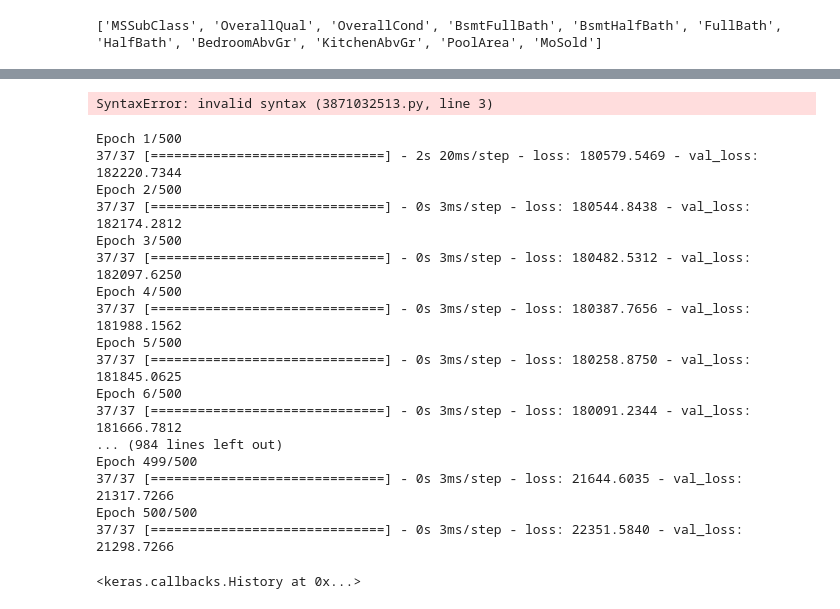
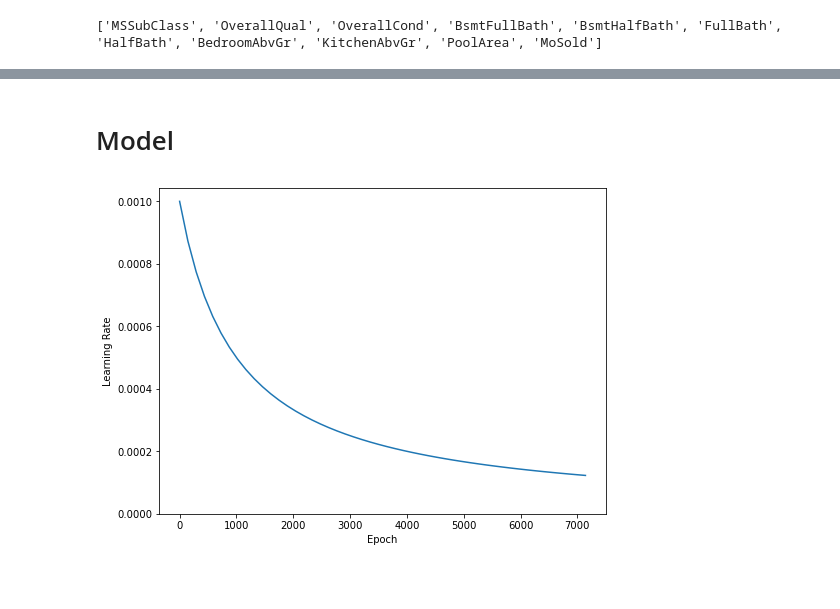
Before and after one commit to KiyoshiAndres/Machine-Learning, a Jupyter notebook: Kaggle/house_sales_competition.ipynb, the cells around one changed output, grey strips where cells are left out. Cells and saved outputs as stored; diff of their text form; code cells hidden in the pictures; blank space fills up the shorter version.

```diff
--- a/Kaggle/house_sales_competition.ipynb
+++ b/Kaggle/house_sales_competition.ipynb
@@ -121,3 +141,5 @@ def preprocess_data(data_frame):
     preprocessing = tf.keras.Model(inputs, preprocessed_inputs_cat)
 
     return [inputs, preprocessing]
+# %% [markdown]
+# Model
@@ -123,0 +158,25 @@ def preprocess_data(data_frame):
+# %%
+N_VALIDATION = int(1e3)
+N_TRAIN = len(train_set)
+BUFFER_SIZE = int(1e4)
+BATCH_SIZE = 100
+STEPS_PER_EPOCH = N_TRAIN//BATCH_SIZE
+# %%
+lr_schedule = tf.keras.optimizers.schedules.InverseTimeDecay(
+    0.001,
+    decay_steps=STEPS_PER_EPOCH*1000,
+    decay_rate=1,
+    staircase=False)
+
+def get_optimizer():
+    return tf.keras.optimizers.Adam(lr_schedule)
+# %%
+step = np.linspace(0,100000)
+lr = lr_schedule(step)
+plt.figure(figsize = (8,6))
+plt.plot(step/STEPS_PER_EPOCH, lr)
+plt.ylim([0,max(plt.ylim())])
+plt.xlabel('Epoch')
+_ = plt.ylabel('Learning Rate')
+# %% [output]
+[figure, added]
@@ -143,24 +249,2 @@ model = model(features)
 # %%
+size_histories = {}
-# %% [output]
-SyntaxError: invalid syntax (3871032513.py, line 3)
-# %%
-model.fit(x=features_dict, y=labels, validation_split = 0.2, epochs=500, callbacks=[LearningRateScheduler(lr_time_based_decay, verbose=1)])
-# %% [output]
-Epoch 1/500
-37/37 [==============================] - 2s 20ms/step - loss: 180579.5469 - val_loss: 182220.7344
-Epoch 2/500
-37/37 [==============================] - 0s 3ms/step - loss: 180544.8438 - val_loss: 182174.2812
-Epoch 3/500
-37/37 [==============================] - 0s 3ms/step - loss: 180482.5312 - val_loss: 182097.6250
-Epoch 4/500
-37/37 [==============================] - 0s 3ms/step - loss: 180387.7656 - val_loss: 181988.1562
-Epoch 5/500
-37/37 [==============================] - 0s 3ms/step - loss: 180258.8750 - val_loss: 181845.0625
-Epoch 6/500
-37/37 [==============================] - 0s 3ms/step - loss: 180091.2344 - val_loss: 181666.7812
-... (984 lines left out)
-Epoch 499/500
-37/37 [==============================] - 0s 3ms/step - loss: 21644.6035 - val_loss: 21317.7266
-Epoch 500/500
-37/37 [==============================] - 0s 3ms/step - loss: 22351.5840 - val_loss: 21298.7266
-<keras.callbacks.History at 0x...>
```
Also changed, not shown: parts of 21 cells of this notebook, 6 other files.
